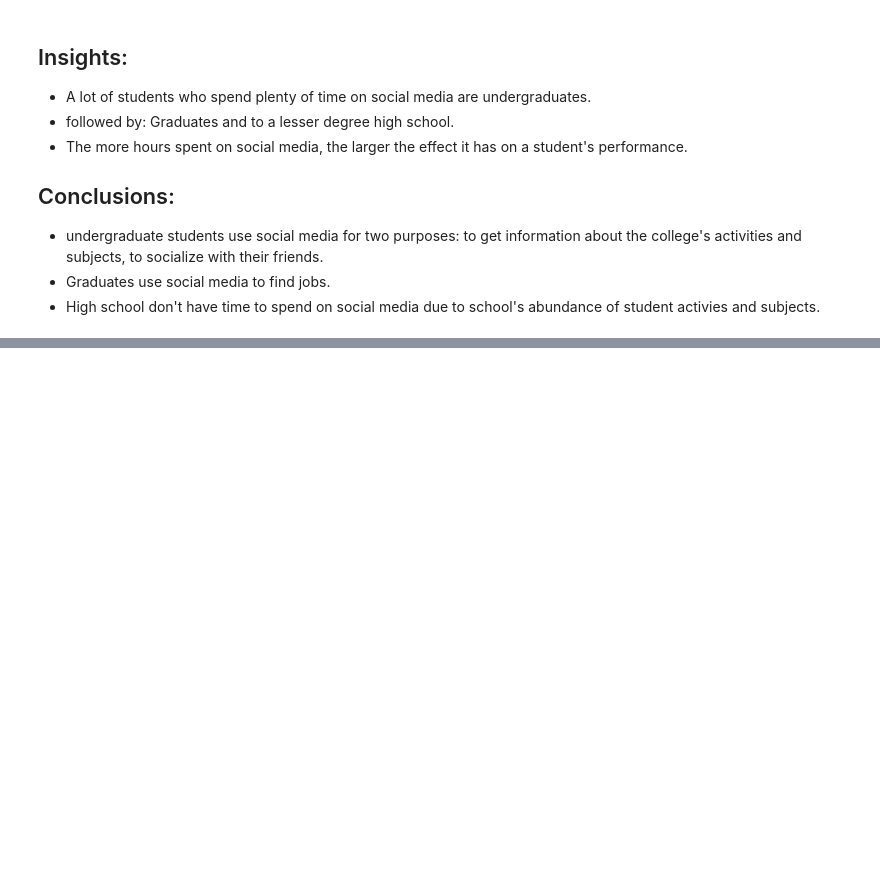
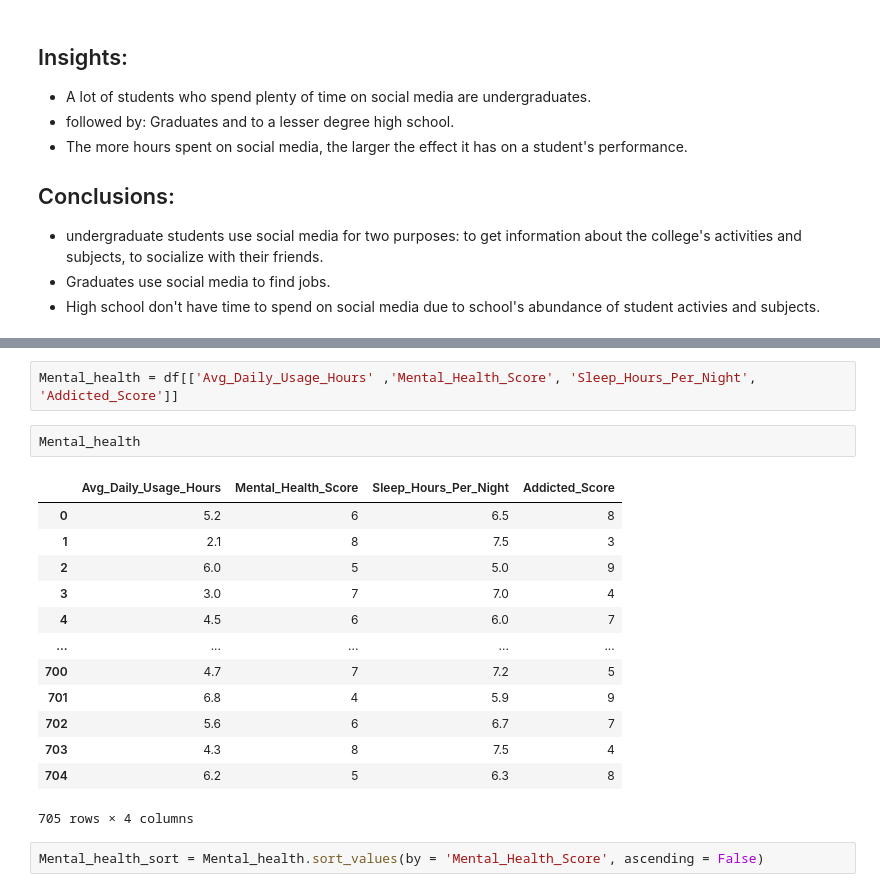
Before and after one commit to Fady-Foash97/Data-analysis-using-Pandas, a Jupyter notebook: Student social media addiction.ipynb, the cells around one changed output, grey strips where cells are left out. Saved outputs shown, nothing was run; the diff lists cells and outputs as text; blank space fills up the shorter version.

```diff
--- a/Student social media addiction.ipynb
+++ b/Student social media addiction.ipynb
@@ -119,0 +138,20 @@ plt.show()
+# %%
+Mental_health = df[['Avg_Daily_Usage_Hours' ,'Mental_Health_Score', 'Sleep_Hours_Per_Night', 'Addicted_Score']]
+# %%
+Mental_health
+# %% [output]
+|  | Avg_Daily_Usage_Hours | Mental_Health_Score | Sleep_Hours_Per_Night | Addicted_Score |
+| 0 | 5.2 | 6 | 6.5 | 8 |
+| 1 | 2.1 | 8 | 7.5 | 3 |
+| 2 | 6.0 | 5 | 5.0 | 9 |
+| 3 | 3.0 | 7 | 7.0 | 4 |
+| 4 | 4.5 | 6 | 6.0 | 7 |
+| ... | ... | ... | ... | ... |
+| 700 | 4.7 | 7 | 7.2 | 5 |
+| 701 | 6.8 | 4 | 5.9 | 9 |
+| 702 | 5.6 | 6 | 6.7 | 7 |
+| 703 | 4.3 | 8 | 7.5 | 4 |
+| 704 | 6.2 | 5 | 6.3 | 8 |
+705 rows × 4 columns
+# %%
+Mental_health_sort = Mental_health.sort_values(by = 'Mental_Health_Score', ascending = False)
```
Also changed, not shown: parts of 16 cells of this notebook.
